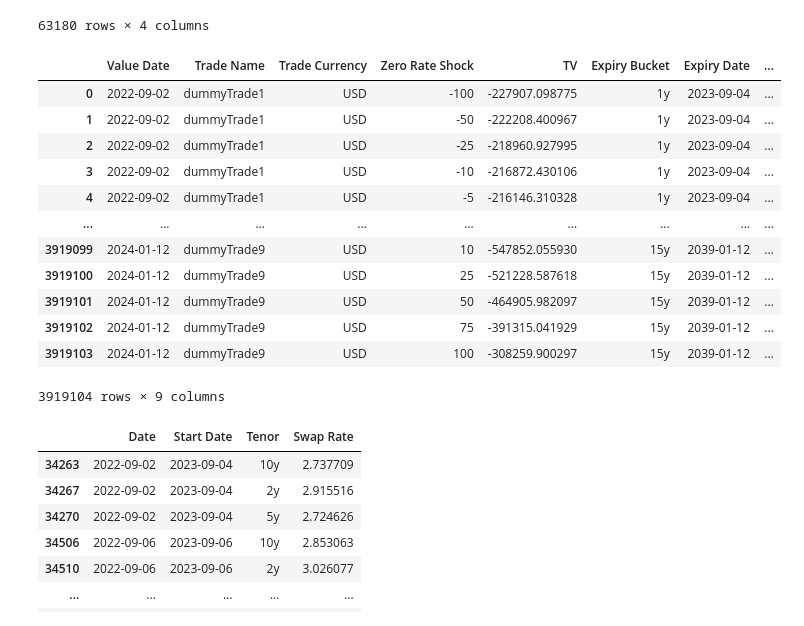
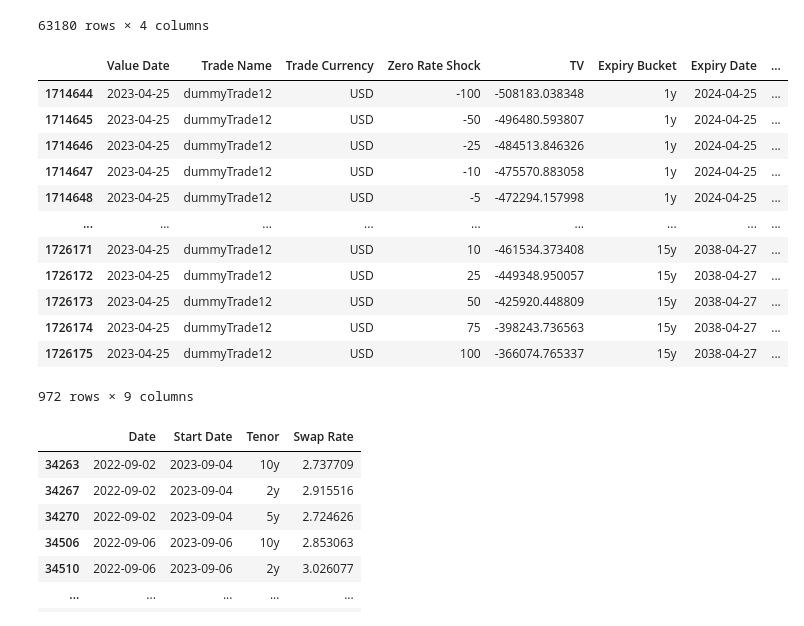
Before and after one commit to jacksonhk/UBS-data, a Jupyter notebook: swapRateModel/preprocess.ipynb, the cells around one changed output. Cells and saved outputs as stored; diff of their text form; code cells hidden in the pictures.

```diff
--- a/swapRateModel/preprocess.ipynb
+++ b/swapRateModel/preprocess.ipynb
@@ -53,20 +53,21 @@ swap
 63180 rows × 4 columns
 # %%
 ir
+ir[(ir['Value Date'] == '2023-04-26') & (ir['Trade Name'] == "dummyTrade12")]
 # %% [output]
 |  | Value Date | Trade Name | Trade Currency | Zero Rate Shock | TV | Expiry Bucket | Expiry Date | ... |
-| 0 | 2022-09-02 | dummyTrade1 | USD | -100 | -227907.098775 | 1y | 2023-09-04 | ... |
-| 1 | 2022-09-02 | dummyTrade1 | USD | -50 | -222208.400967 | 1y | 2023-09-04 | ... |
-| 2 | 2022-09-02 | dummyTrade1 | USD | -25 | -218960.927995 | 1y | 2023-09-04 | ... |
-| 3 | 2022-09-02 | dummyTrade1 | USD | -10 | -216872.430106 | 1y | 2023-09-04 | ... |
-| 4 | 2022-09-02 | dummyTrade1 | USD | -5 | -216146.310328 | 1y | 2023-09-04 | ... |
+| 1714644 | 2023-04-25 | dummyTrade12 | USD | -100 | -508183.038348 | 1y | 2024-04-25 | ... |
+| 1714645 | 2023-04-25 | dummyTrade12 | USD | -50 | -496480.593807 | 1y | 2024-04-25 | ... |
+| 1714646 | 2023-04-25 | dummyTrade12 | USD | -25 | -484513.846326 | 1y | 2024-04-25 | ... |
+| 1714647 | 2023-04-25 | dummyTrade12 | USD | -10 | -475570.883058 | 1y | 2024-04-25 | ... |
+| 1714648 | 2023-04-25 | dummyTrade12 | USD | -5 | -472294.157998 | 1y | 2024-04-25 | ... |
 | ... | ... | ... | ... | ... | ... | ... | ... | ... |
-| 3919099 | 2024-01-12 | dummyTrade9 | USD | 10 | -547852.055930 | 15y | 2039-01-12 | ... |
-| 3919100 | 2024-01-12 | dummyTrade9 | USD | 25 | -521228.587618 | 15y | 2039-01-12 | ... |
-| 3919101 | 2024-01-12 | dummyTrade9 | USD | 50 | -464905.982097 | 15y | 2039-01-12 | ... |
-| 3919102 | 2024-01-12 | dummyTrade9 | USD | 75 | -391315.041929 | 15y | 2039-01-12 | ... |
-| 3919103 | 2024-01-12 | dummyTrade9 | USD | 100 | -308259.900297 | 15y | 2039-01-12 | ... |
+| 1726171 | 2023-04-25 | dummyTrade12 | USD | 10 | -461534.373408 | 15y | 2038-04-27 | ... |
+| 1726172 | 2023-04-25 | dummyTrade12 | USD | 25 | -449348.950057 | 15y | 2038-04-27 | ... |
+| 1726173 | 2023-04-25 | dummyTrade12 | USD | 50 | -425920.448809 | 15y | 2038-04-27 | ... |
+| 1726174 | 2023-04-25 | dummyTrade12 | USD | 75 | -398243.736563 | 15y | 2038-04-27 | ... |
+| 1726175 | 2023-04-25 | dummyTrade12 | USD | 100 | -366074.765337 | 15y | 2038-04-27 | ... |
-3919104 rows × 9 columns
+972 rows × 9 columns
 # %%
 # dictionary storing for tenor
 dummy2YCMS = {'dummyTrade1': 2, 'dummyTrade2': 2, 'dummyTrade7': 2, 'dummyTrade8': 2}
```
Also changed, not shown: parts of 1 cell of this notebook.
